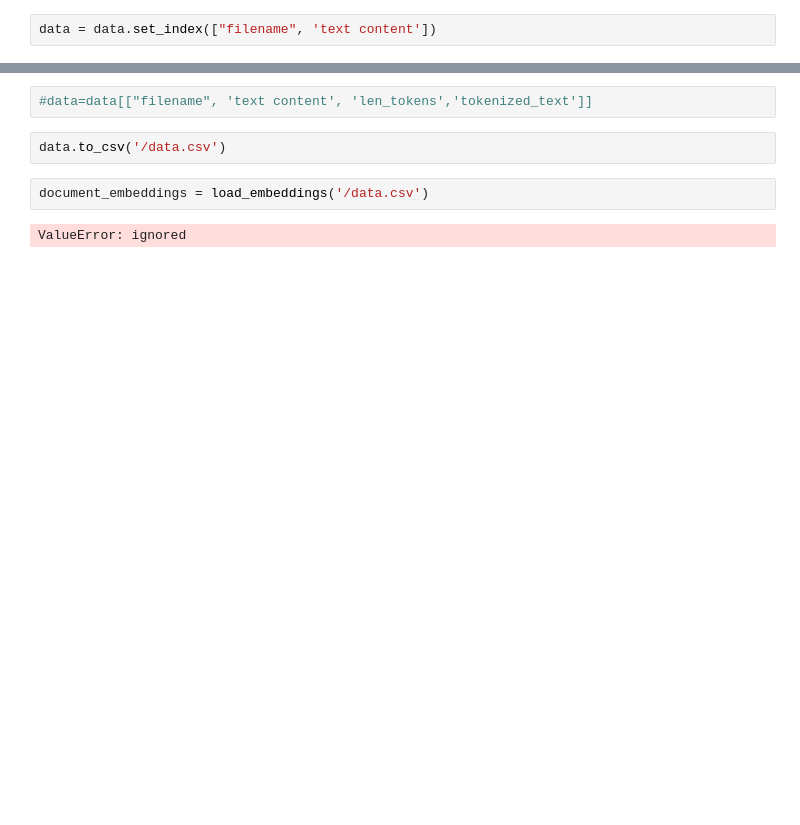
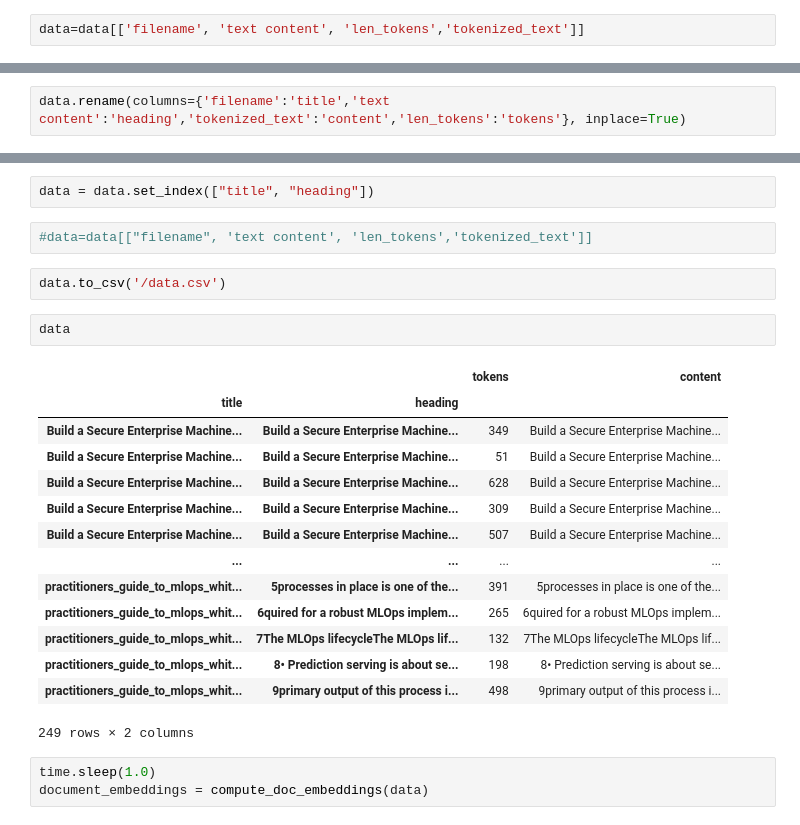
Before and after one commit to adebolarahman17/Boxes, a Jupyter notebook: Copy_of_Welcome_To_Colaboratory.ipynb, the cells around one changed output, grey strips where cells are left out. Drawn from its saved outputs; the diff is of its cells as text; blank space fills up the shorter version.

```diff
--- a/Copy_of_Welcome_To_Colaboratory.ipynb
+++ b/Copy_of_Welcome_To_Colaboratory.ipynb
@@ -600,4 +606,4 @@ Index(['filename', 'text content', 'tokenized_sents', 'len_tokens',
        'tokenized_text'],
       dtype='object')
 # %%
-data = data.set_index(["filename", 'text content'])
+data=data[['filename', 'text content', 'len_tokens','tokenized_text']]
@@ -605,0 +610,2 @@ KeyError: ignored
+# %%
+data.rename(columns={'filename':'title','text content':'heading','tokenized_text':'content','len_tokens':'tokens'}, inplace=True)
@@ -606,11 +617,29 @@ KeyError: ignored
+# %%
+data = data.set_index(["title", "heading"])
 # %%
 #data=data[["filename", 'text content', 'len_tokens','tokenized_text']]
 # %%
 data.to_csv('/data.csv')
-# %%
-document_embeddings = load_embeddings('/data.csv')
-# %% [output]
-ValueError: ignored
+# %%
+data
+# %% [output]
+|  |  | tokens | content |
+| title | heading |  |  |
+| Build a Secure Enterprise Machine... | Build a Secure Enterprise Machine... | 349 | Build a Secure Enterprise Machine... |
+| Build a Secure Enterprise Machine... | Build a Secure Enterprise Machine... | 51 | Build a Secure Enterprise Machine... |
+| Build a Secure Enterprise Machine... | Build a Secure Enterprise Machine... | 628 | Build a Secure Enterprise Machine... |
+| Build a Secure Enterprise Machine... | Build a Secure Enterprise Machine... | 309 | Build a Secure Enterprise Machine... |
+| Build a Secure Enterprise Machine... | Build a Secure Enterprise Machine... | 507 | Build a Secure Enterprise Machine... |
+| ... | ... | ... | ... |
+| practitioners_guide_to_mlops_whit... | 5processes in place is one of the... | 391 | 5processes in place is one of the... |
+| practitioners_guide_to_mlops_whit... | 6quired for a robust MLOps implem... | 265 | 6quired for a robust MLOps implem... |
+| practitioners_guide_to_mlops_whit... | 7The MLOps lifecycleThe MLOps lif... | 132 | 7The MLOps lifecycleThe MLOps lif... |
+| practitioners_guide_to_mlops_whit... | 8• Prediction serving is about se... | 198 | 8• Prediction serving is about se... |
+| practitioners_guide_to_mlops_whit... | 9primary output of this process i... | 498 | 9primary output of this process i... |
+249 rows × 2 columns
+# %%
+time.sleep(1.0)
+document_embeddings = compute_doc_embeddings(data)
 # %%
 example_entry = list(document_embeddings.items())[0]
 print(f"{example_entry[0]} : {example_entry[1][:5]}... ({len(example_entry[1])} entries)")
```
Also changed, not shown: parts of 19 cells of this notebook.
